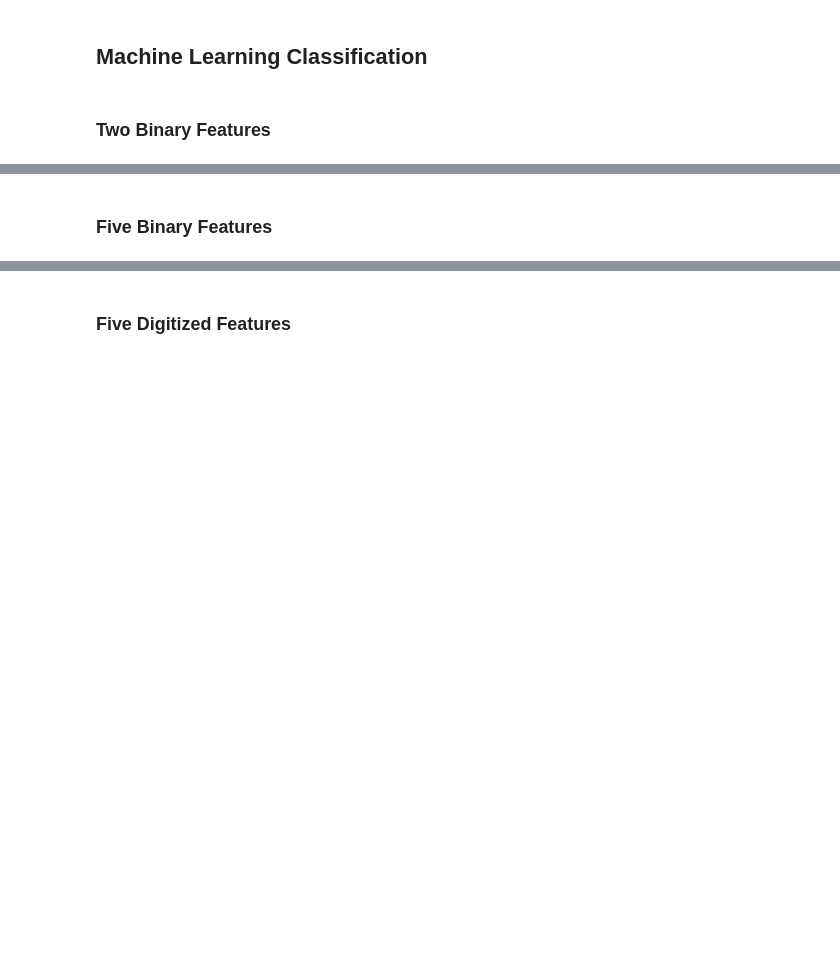
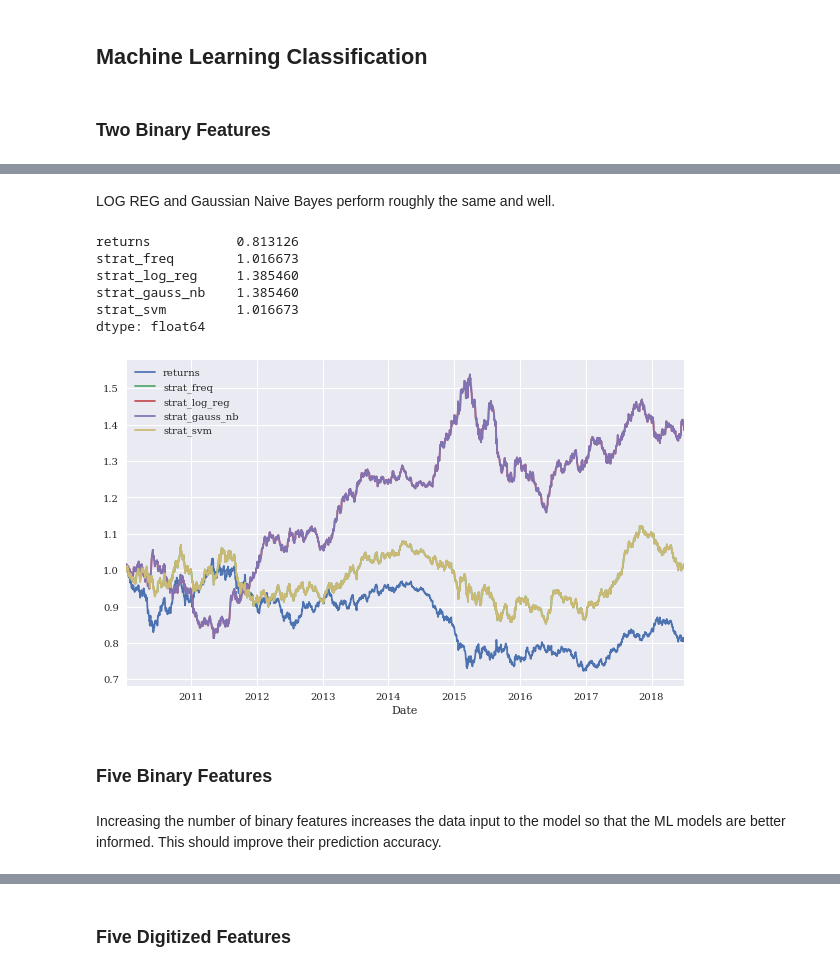
Before and after one commit to JoesUsername98/Quant_Portfolio, a Jupyter notebook: Backtesting.ipynb, the cells around one changed output, grey strips where cells are left out. Drawn from its saved outputs; the diff is of its cells as text; code cells hidden in the pictures; blank space fills up the shorter version.

```diff
--- a/Backtesting.ipynb
+++ b/Backtesting.ipynb
@@ -476,0 +451,15 @@ data[['returns','strat_freq']].cumsum().apply(np.exp).plot(figsize=(10,6))
+# %%
+C=1
+#instantiate models
+models = {
+    'log_reg': linear_model.LogisticRegression(C=C),
+    'gauss_nb': GaussianNB(),
+    'svm': SVC(C=C)
+}
+# %%
+#fit models
+def fit_models(data):
+    mfit = {model: models[model].fit(data[cols_bin], data['direction'])
+            for model in models.keys()}
+# %%
+fit_models(data)
@@ -477,2 +484,20 @@ data[['returns','strat_freq']].cumsum().apply(np.exp).plot(figsize=(10,6))
+# %%
+sel.insert(1, 'strat_freq') # inserts strat freq from  before
+# %% [markdown]
+LOG REG and Gaussian Naive Bayes perform roughly the same and well.
+# %%
+data[sel].sum().apply(np.exp)
+# %% [output]
+returns           0.813126
+strat_freq        1.016673
+strat_log_reg     1.385460
+strat_gauss_nb    1.385460
+strat_svm         1.016673
+dtype: float64
+# %%
+data[sel].cumsum().apply(np.exp).plot(figsize=(10, 6));
+# plt.savefig('../../images/ch15/strat_ml_07.png')
+# %% [output]
+[figure, added]
 # %% [markdown]
 ### Five Binary Features
@@ -480,0 +504,2 @@ data[['returns','strat_freq']].cumsum().apply(np.exp).plot(figsize=(10,6))
+# %% [markdown]
+Increasing the number of binary features increases the data input to the model so that the ML models are better informed. This should improve their prediction accuracy.
```
Also changed, not shown: parts of 70 cells of this notebook.
